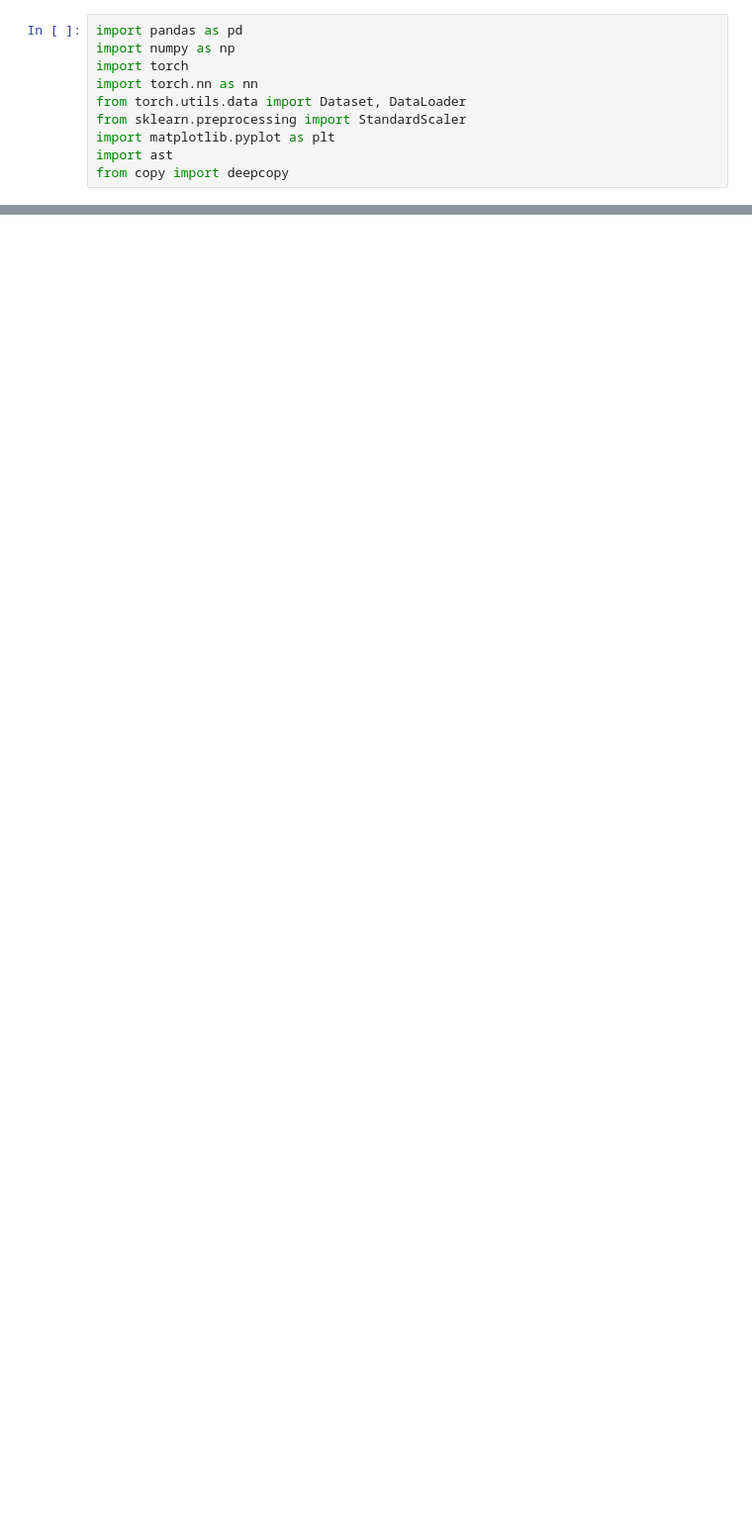
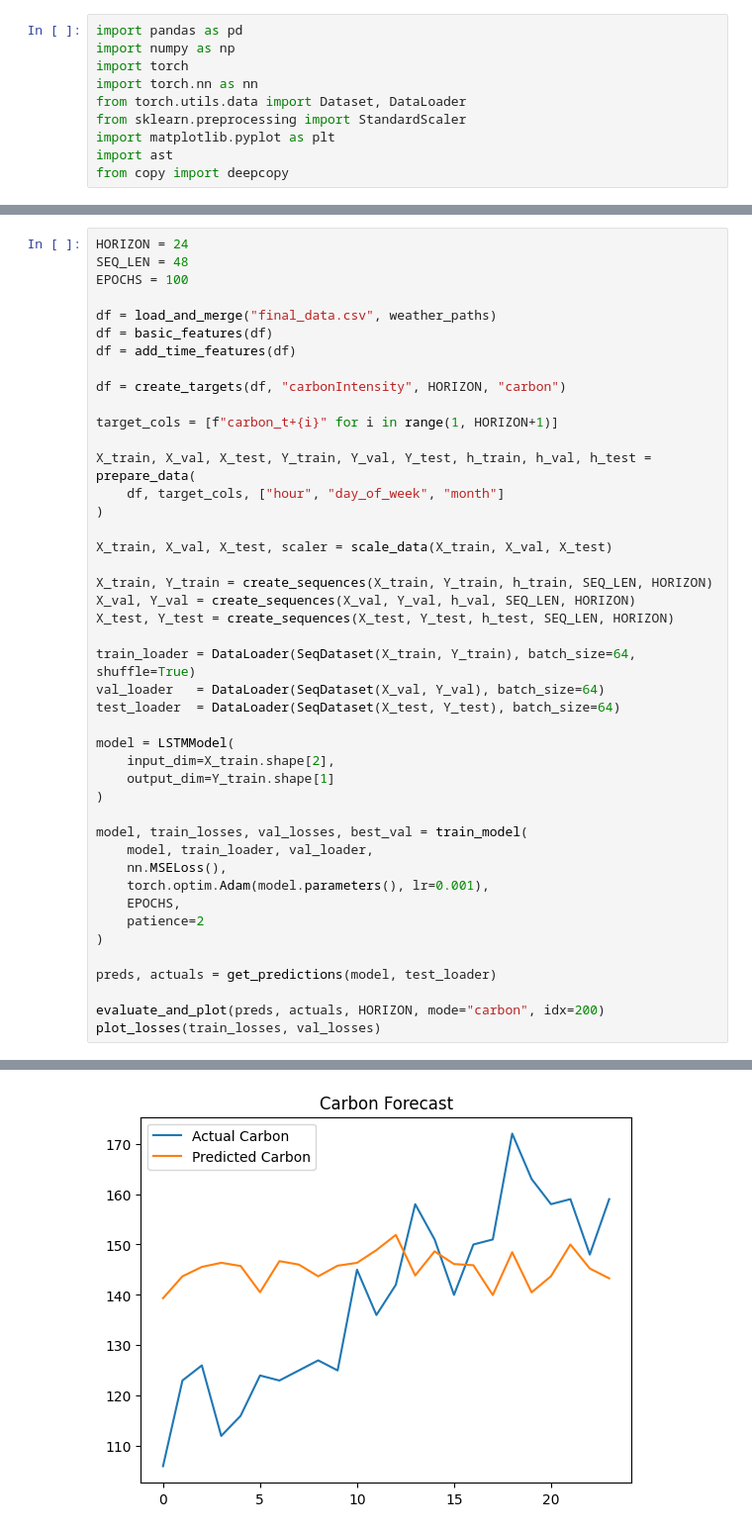
Before and after one commit to JonasDennisHansen/Advanced_business_analytics, a Jupyter notebook: LSTM_ludvig.ipynb, the cells around one changed output, grey strips where cells are left out. Shown at 99% size. Cells and saved outputs as stored; diff of their text form; blank space fills up the shorter version.

```diff
--- a/LSTM_ludvig.ipynb
+++ b/LSTM_ludvig.ipynb
@@ -1036,0 +362,45 @@ KeyError: 'model'
+# %%
+HORIZON = 24
+SEQ_LEN = 48
+EPOCHS = 100
+
+df = load_and_merge("final_data.csv", weather_paths)
+df = basic_features(df)
+df = add_time_features(df)
+
+df = create_targets(df, "carbonIntensity", HORIZON, "carbon")
+
+target_cols = [f"carbon_t+{i}" for i in range(1, HORIZON+1)]
+
+X_train, X_val, X_test, Y_train, Y_val, Y_test, h_train, h_val, h_test = prepare_data(
+    df, target_cols, ["hour", "day_of_week", "month"]
+)
+
+X_train, X_val, X_test, scaler = scale_data(X_train, X_val, X_test)
+
+X_train, Y_train = create_sequences(X_train, Y_train, h_train, SEQ_LEN, HORIZON)
+X_val, Y_val = create_sequences(X_val, Y_val, h_val, SEQ_LEN, HORIZON)
+X_test, Y_test = create_sequences(X_test, Y_test, h_test, SEQ_LEN, HORIZON)
+
+train_loader = DataLoader(SeqDataset(X_train, Y_train), batch_size=64, shuffle=True)
+val_loader   = DataLoader(SeqDataset(X_val, Y_val), batch_size=64)
+test_loader  = DataLoader(SeqDataset(X_test, Y_test), batch_size=64)
+
+model = LSTMModel(
+    input_dim=X_train.shape[2],
+    output_dim=Y_train.shape[1]
+)
+
+model, train_losses, val_losses, best_val = train_model(
+    model, train_loader, val_loader,
+    nn.MSELoss(),
+    torch.optim.Adam(model.parameters(), lr=0.001),
+    EPOCHS,
+    patience=2
+)
+
+preds, actuals = get_predictions(model, test_loader)
+
+evaluate_and_plot(preds, actuals, HORIZON, mode="carbon", idx=200)
+plot_losses(train_losses, val_losses)
+# %% [output]
@@ -1036,0 +420 @@ KeyError: 'model'
+[figure, added]
```
Also changed, not shown: parts of 51 cells of this notebook.
